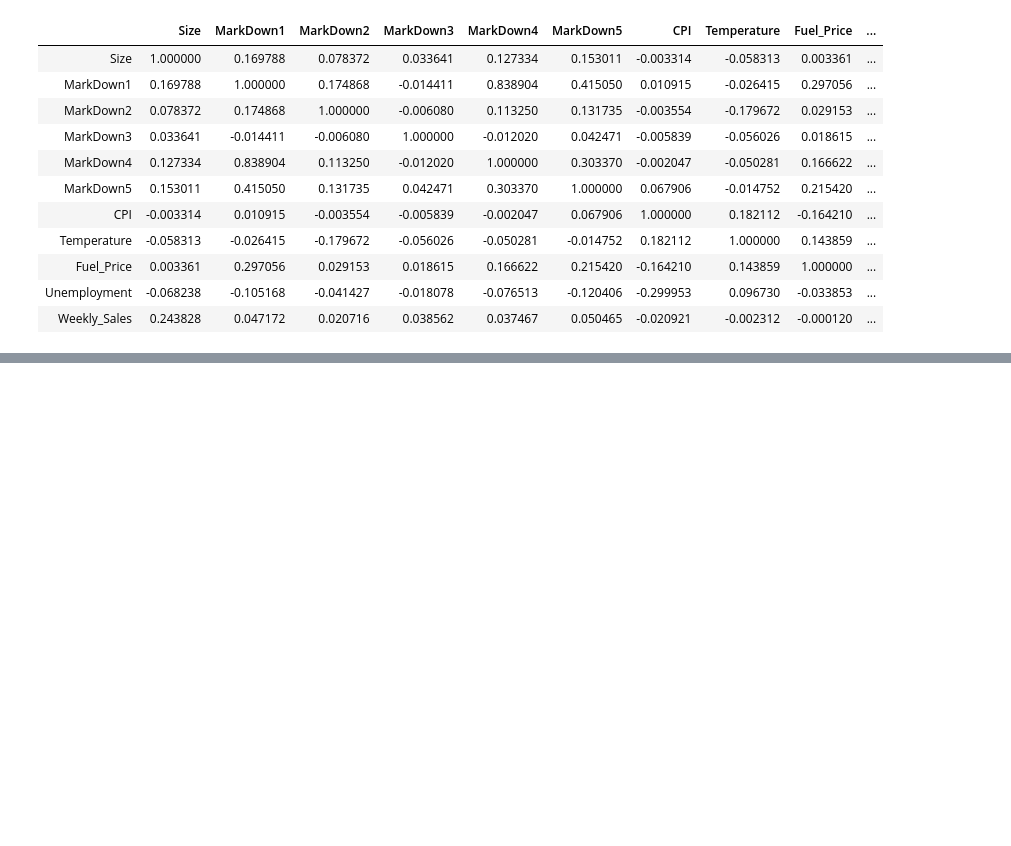
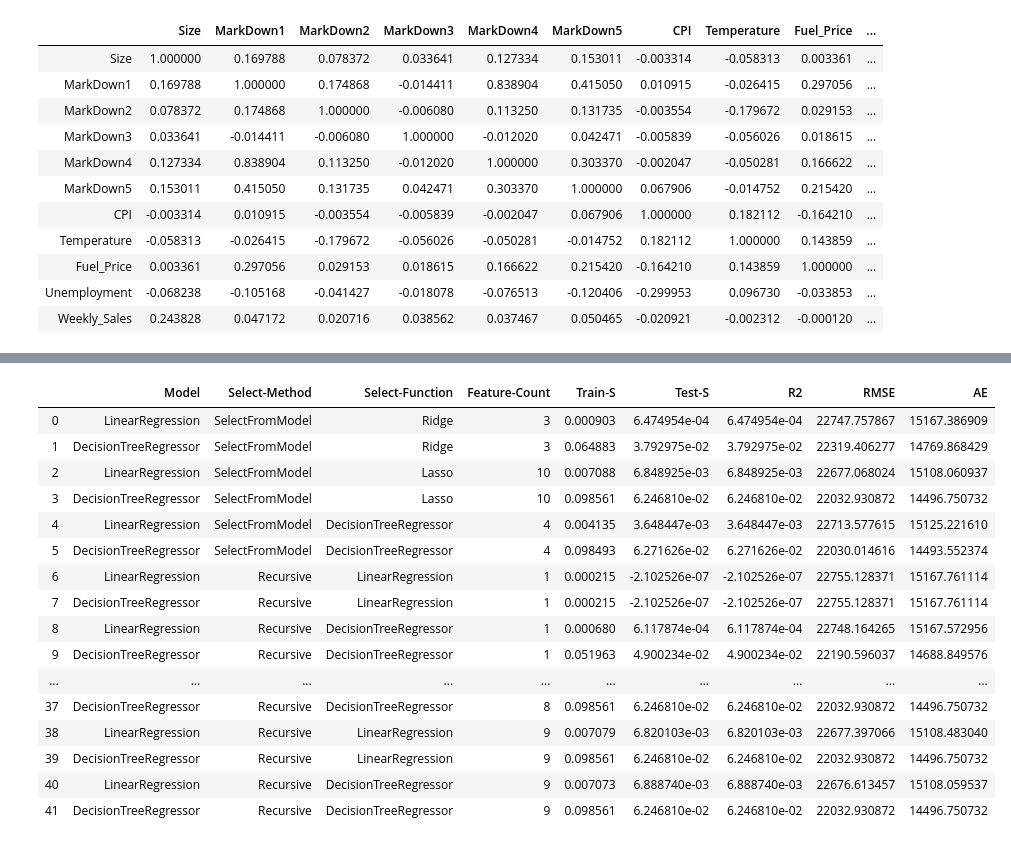
Before and after one commit to RahulRathi46/GL-CapstoneProject, a Jupyter notebook: notebooks/Final Models & Optimizations.ipynb, the cells around one changed output, grey strips where cells are left out. Cells and saved outputs as stored; diff of their text form; code cells hidden in the pictures; blank space fills up the shorter version.

```diff
--- a/notebooks/Notebook.ipynb
+++ b/notebooks/Final Models & Optimizations.ipynb
@@ -606,0 +619,9 @@ cor
+# %%
+x=df.drop(['Weekly_Sales','Date'],1)
+y=df['Weekly_Sales']
+x['Type'] = x['Type'].map(
+{
+    'A' : 0,
+    'B' : 1,
+    'C' : 2
+})
@@ -606,0 +637,2 @@ cor
+# %%
+xtrain, xtest, ytrain, ytest = train_test_split(x.dropna() , y, test_size=.30, random_state=0)
@@ -606,0 +647,20 @@ cor
+# %%
+pf.Feature_Selection_Profile(xtrain, xtest, ytrain, ytest)
+# %% [output]
+|  | Model | Select-Method | Select-Function | Feature-Count | Train-S | Test-S | R2 | RMSE | AE |
+| 0 | LinearRegression | SelectFromModel | Ridge | 3 | 0.000903 | 6.474954e-04 | 6.474954e-04 | 22747.757867 | 15167.386909 |
+| 1 | DecisionTreeRegressor | SelectFromModel | Ridge | 3 | 0.064883 | 3.792975e-02 | 3.792975e-02 | 22319.406277 | 14769.868429 |
+| 2 | LinearRegression | SelectFromModel | Lasso | 10 | 0.007088 | 6.848925e-03 | 6.848925e-03 | 22677.068024 | 15108.060937 |
+| 3 | DecisionTreeRegressor | SelectFromModel | Lasso | 10 | 0.098561 | 6.246810e-02 | 6.246810e-02 | 22032.930872 | 14496.750732 |
+| 4 | LinearRegression | SelectFromModel | DecisionTreeRegressor | 4 | 0.004135 | 3.648447e-03 | 3.648447e-03 | 22713.577615 | 15125.221610 |
+| 5 | DecisionTreeRegressor | SelectFromModel | DecisionTreeRegressor | 4 | 0.098493 | 6.271626e-02 | 6.271626e-02 | 22030.014616 | 14493.552374 |
+| 6 | LinearRegression | Recursive | LinearRegression | 1 | 0.000215 | -2.102526e-07 | -2.102526e-07 | 22755.128371 | 15167.761114 |
+| 7 | DecisionTreeRegressor | Recursive | LinearRegression | 1 | 0.000215 | -2.102526e-07 | -2.102526e-07 | 22755.128371 | 15167.761114 |
+| 8 | LinearRegression | Recursive | DecisionTreeRegressor | 1 | 0.000680 | 6.117874e-04 | 6.117874e-04 | 22748.164265 | 15167.572956 |
+| 9 | DecisionTreeRegressor | Recursive | DecisionTreeRegressor | 1 | 0.051963 | 4.900234e-02 | 4.900234e-02 | 22190.596037 | 14688.849576 |
+| ... | ... | ... | ... | ... | ... | ... | ... | ... | ... |
+| 37 | DecisionTreeRegressor | Recursive | DecisionTreeRegressor | 8 | 0.098561 | 6.246810e-02 | 6.246810e-02 | 22032.930872 | 14496.750732 |
+| 38 | LinearRegression | Recursive | LinearRegression | 9 | 0.007079 | 6.820103e-03 | 6.820103e-03 | 22677.397066 | 15108.483040 |
+| 39 | DecisionTreeRegressor | Recursive | LinearRegression | 9 | 0.098561 | 6.246810e-02 | 6.246810e-02 | 22032.930872 | 14496.750732 |
+| 40 | LinearRegression | Recursive | DecisionTreeRegressor | 9 | 0.007073 | 6.888740e-03 | 6.888740e-03 | 22676.613457 | 15108.059537 |
+| 41 | DecisionTreeRegressor | Recursive | DecisionTreeRegressor | 9 | 0.098561 | 6.246810e-02 | 6.246810e-02 | 22032.930872 | 14496.750732 |
```
Also changed, not shown: parts of 5 cells of this notebook, 12 other files.
